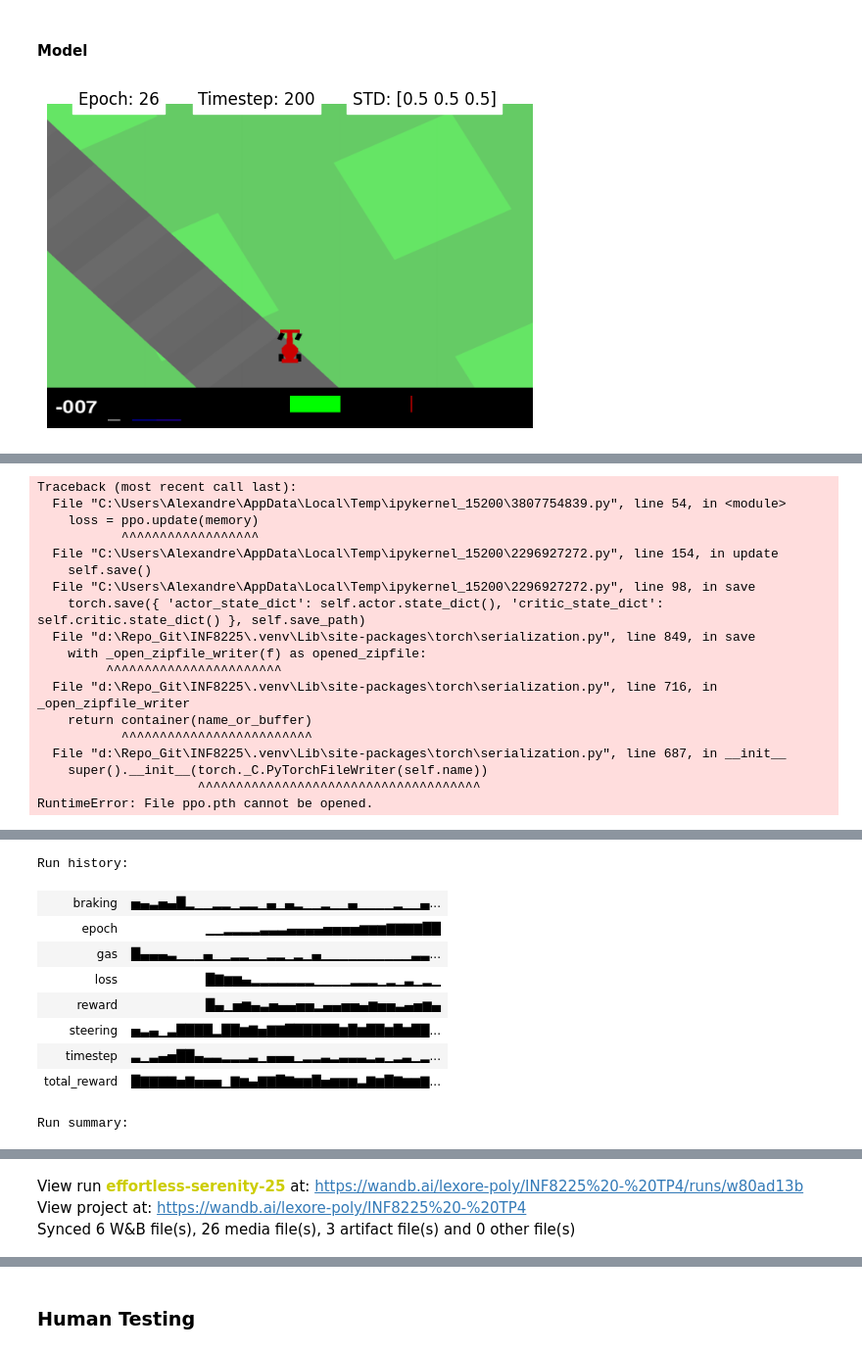
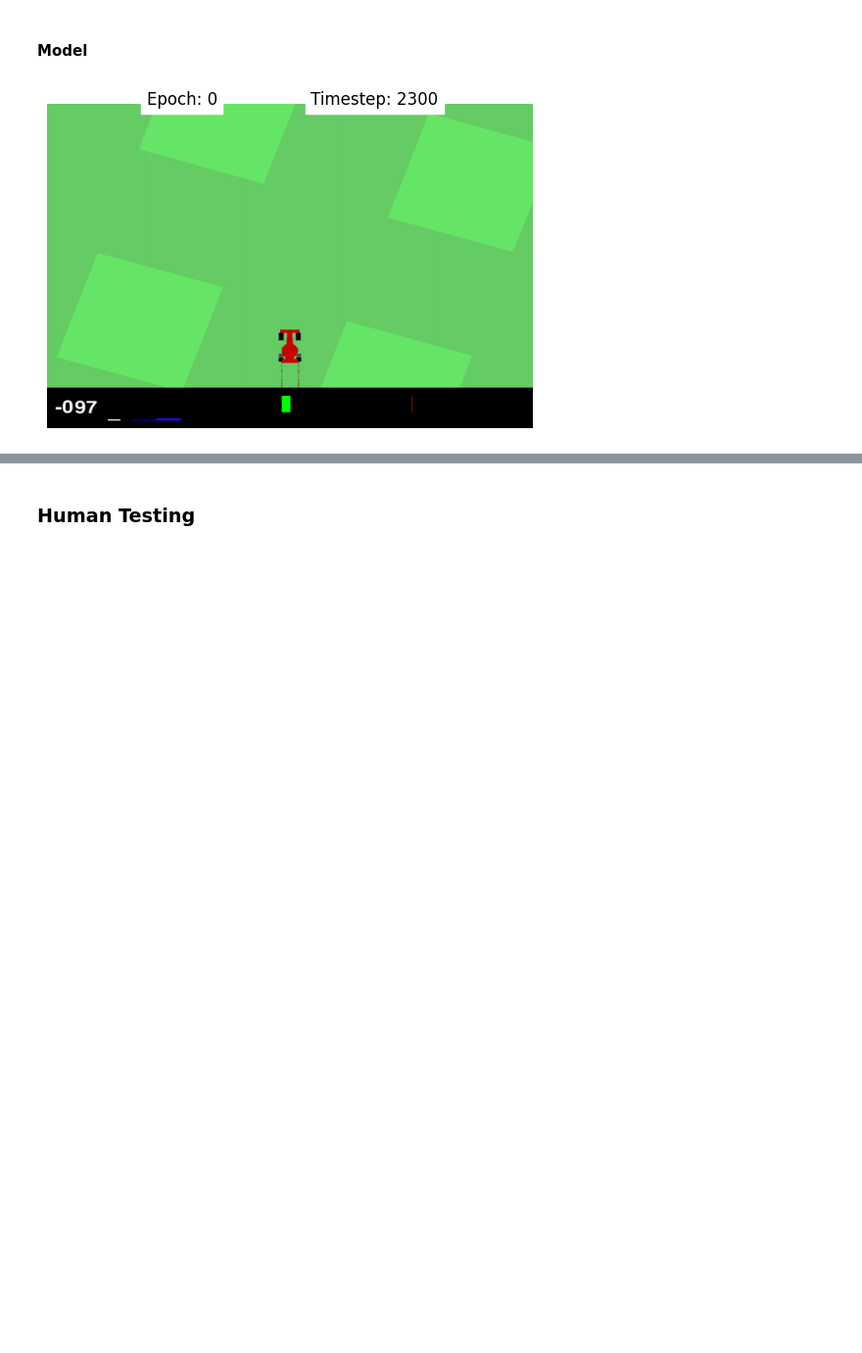
Before and after one commit to LEX0RE/INF8225, a Jupyter notebook: TP4/TP4/INF8225_TP4_2025.ipynb, the cells around one changed output, grey strips where cells are left out. Shown at 98% size. Drawn from its saved outputs; the diff is of its cells as text; code cells hidden in the pictures; blank space fills up the shorter version.

```diff
--- a/TP4/TP4/INF8225_TP4_2025.ipynb
+++ b/TP4/TP4/INF8225_TP4_2025.ipynb
@@ -175,11 +174,12 @@ class Actor(nn.Module):
 	def forward(self, x):
 		x = self.cnn(x)
 		mean = self.fc(x)
+		current_std = self.std
+
 		if self.is_log_std:
-			std = self.std.exp()
-			return mean, std
-		else:
-			return mean, self.std
+			current_std = self.std.exp()
+
+		return mean, current_std
 
 
 class Critic(nn.Module):
@@ -293,15 +291,16 @@ config = {
 	"seed": SEED,
 	"max_episodes": 300000,
 	"max_timesteps": 10000,
-	"is_log_std": False,
+	"min_life_reward": -100,
+	"is_log_std": True,
 	"lr_actor": 3e-4,
-	"actor_std": 0.5,
-	"actor_embeddings": [1024, 512],
+	"actor_std": 0.4,
+	"actor_embeddings": [64, 64],
 	"lr_critic": 3e-4,
-	"critic_embeddings": [1024, 512],
+	"critic_embeddings": [64, 64],
 	"gamma": 0.99,
 	"eps_clip": 0.2,
-	"k_epochs": 4,
+	"k_epochs": 10,
 }
 
 ppo = PPO(env, lr_actor=config["lr_actor"], lr_critic=config["lr_critic"], actor_std=config["actor_std"], gamma=config["gamma"], eps_clip=config["eps_clip"], K_epochs=config["k_epochs"], is_log_std=config["is_log_std"], actor_embeddings=config["actor_embeddings"], critic_embeddings=config["critic_embeddings"])
@@ -314,6 +313,7 @@ with wandb.init(
     ):
 	max_episodes = config["max_episodes"]
 	max_timesteps = config["max_timesteps"]
+	env = gym.make("CarRacing-v3", render_mode="rgb_array", domain_randomize=False, max_episode_steps=max_timesteps)
 
 	ppo.actor.train()
 	ppo.critic.train()
@@ -326,43 +326,44 @@ with wandb.init(
 		total_reward = 0
 		t = 0
 
-		for t in range(max_timesteps):
+		while t < max_timesteps:
 			state_t = transform(state).to(device)
 			memory['states'].append(state_t)
 
 			action, log_prob = ppo.select_action(state)
 			next_state, reward, done, trunc, _ = env.step(action)
 
 			memory['actions'].append(torch.FloatTensor(action).to(device))
 			memory['log_probs'].append(log_prob)
 			memory['rewards'].append(reward)
 			memory['dones'].append(done)
 
 			state = next_state
 			total_reward += reward
+			wandb.log({"total_reward": total_reward}, step=t)
 
-			wandb.log({"timestep": t, "steering": action.tolist()[0], "gas": action.tolist()[1], "braking": action.tolist()[2], "total_reward": total_reward })
+			if t % 20 == 0:
+				show_current_frame(env, {"Epoch": ep, "Timestep": t})
 
-			if t % 50 == 0:
-				show_current_frame(env, {"Epoch": ep, "Timestep": t, "STD": ppo.actor.std.detach().cpu().numpy()})
-
-			if (len(memory['rewards']) > 100 and np.max(np.array(memory['rewards'][-100:])) < 0):
-				total_reward -= 20
+			if done or trunc or total_reward <= config["min_life_reward"]:
 				break
 
-			if done or trunc:
-				break
+			t += 1
 
 		with torch.no_grad():
 			next_state_t = transform(state).unsqueeze(0).to(device)
 			next_value = ppo.critic(next_state_t).item()
 		memory['returns'] = ppo.compute_returns(memory['rewards'], memory['dones'], next_value)
 
 		loss = ppo.update(memory)
-		image = wandb.Image(env.render(), caption=f"Epoch {ep+1}")
-		print(f"Episode {ep+1} - Reward: {total_reward:.1f} - Time: {time.time() - start}")
-		wandb.log({"epoch": ep+1, "reward": total_reward, "loss": loss, "image": image })
+		image = wandb.Image(env.render(), caption=f"Epoch {ep}")
+		print(f"Episode {ep} - Reward: {total_reward:.1f} - Time: {time.time() - start}")
+
+		next_std = ppo.actor.std
+		if ppo.actor.is_log_std:
+			next_std = ppo.actor.std.exp()
+		wandb.log({"reward": total_reward, "loss": loss, "image": image, "steering_std": next_std[0], "gas_std": next_std[0], "brake_std": next_std[0] }, step=ep)
 
 	env.close()
 # %% [output]
-[figure, old version]
+[figure, new version]
@@ -373,18 +376,0 @@ Loss: 0.8241217732429504
-Traceback (most recent call last):
-  File "C:\Users\Alexandre\AppData\Local\Temp\ipykernel_15200\3807754839.py", line 54, in <module>
-    loss = ppo.update(memory)
-           ^^^^^^^^^^^^^^^^^^
-  File "C:\Users\Alexandre\AppData\Local\Temp\ipykernel_15200\2296927272.py", line 154, in update
-    self.save()
-  File "C:\Users\Alexandre\AppData\Local\Temp\ipykernel_15200\2296927272.py", line 98, in save
-    torch.save({ 'actor_state_dict': self.actor.state_dict(), 'critic_state_dict': self.critic.state_dict() }, self.save_path)
-  File "d:\Repo_Git\INF8225\.venv\Lib\site-packages\torch\serialization.py", line 849, in save
-    with _open_zipfile_writer(f) as opened_zipfile:
-         ^^^^^^^^^^^^^^^^^^^^^^^
-  File "d:\Repo_Git\INF8225\.venv\Lib\site-packages\torch\serialization.py", line 716, in _open_zipfile_writer
-    return container(name_or_buffer)
-           ^^^^^^^^^^^^^^^^^^^^^^^^^
-  File "d:\Repo_Git\INF8225\.venv\Lib\site-packages\torch\serialization.py", line 687, in __init__
-    super().__init__(torch._C.PyTorchFileWriter(self.name))
-                     ^^^^^^^^^^^^^^^^^^^^^^^^^^^^^^^^^^^^^
-RuntimeError: File ppo.pth cannot be opened.
@@ -392,10 +376,0 @@ RuntimeError: File ppo.pth cannot be opened.
-Run history:
-| braking | ▅▄▃▅▄█▂▁▁▂▂▁▂▂▁▄▁▄▂▁▁▂▁▁▄▁▁▁▁▂▁▁▄... |
-| epoch | ▁▁▂▂▂▂▃▃▃▄▄▄▄▅▅▅▅▆▆▆▇▇▇▇██ |
-| gas | █▄▄▄▃▁▁▁▄▁▁▂▂▁▁▂▂▁▂▁▄▁▁▁▁▁▁▁▁▁▁▃▃... |
-| loss | █▇▆▆▄▂▂▂▂▂▂▂▁▁▁▁▂▂▂▁▂▁▃▁▂▁ |
-| reward | █▄▁▅▆▄▃▅▄▄▅▅▂▄▄▅▅▄▆▅▅▃▄▅▆▄ |
-| steering | ▅▃▄▁▃████▂██▆▇▅▇▇██████▆█▆██▆█▆██... |
-| timestep | ▃▁▃▄▅██▄▃▃▂▂▂▃▁▄▄▄▁▂▂▃▂▃▃▃▂▃▁▂▃▁▂... |
-| total_reward | █▇▇▇▇▅▇▅▅▅▁▇▆▄▇▇█▇▆▆█▅▆▆▆▃▇▆█▇▆▆▇... |
-Run summary:
@@ -410,3 +376,0 @@ Run summary:
-View run effortless-serenity-25 at: https://wandb.ai/lexore-poly/INF8225%20-%20TP4/runs/w80ad13b
-View project at: https://wandb.ai/lexore-poly/INF8225%20-%20TP4
-Synced 6 W&B file(s), 26 media file(s), 3 artifact file(s) and 0 other file(s)
```
Also changed, not shown: parts of 4 cells of this notebook, 1 other file.
